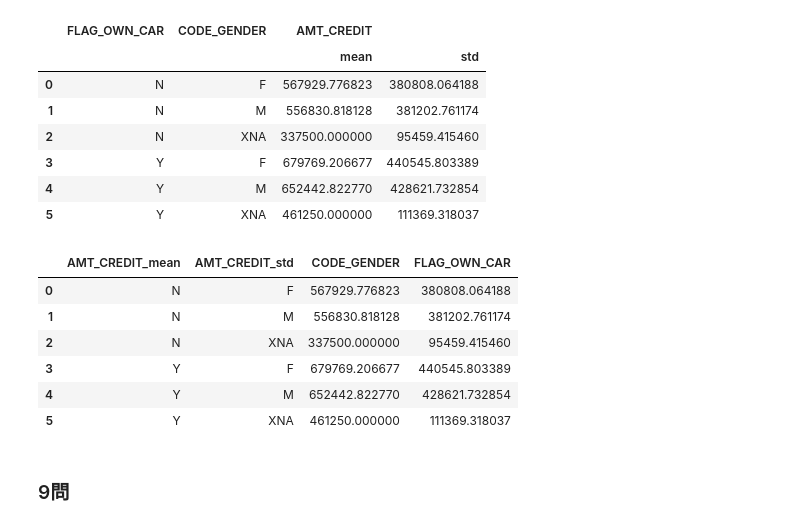
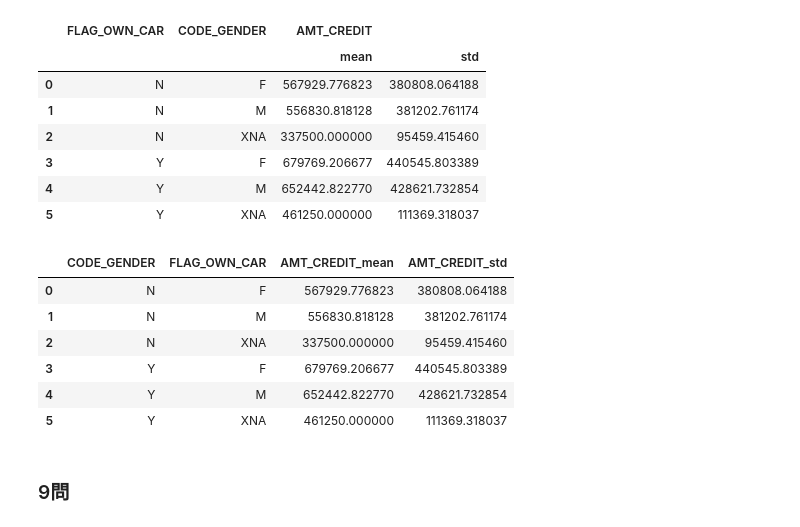
Before and after one commit to a-yoshio/rp_ml, a Jupyter notebook: a_yoshino/kenshu/pandas_practice_answer0423.ipynb, the cells around one changed output. Drawn from its saved outputs; the diff is of its cells as text; code cells hidden in the pictures.

```diff
--- a/a_yoshino/kenshu/pandas_practice_answer0423.ipynb
+++ b/a_yoshino/kenshu/pandas_practice_answer0423.ipynb
@@ -2,8 +2,8 @@
 import pandas as pd
 import numpy as np
 # %%
-df = pd.read_csv('../home-credit-default-risk/application_train.csv')
-cre = pd.read_csv('../home-credit-default-risk/credit_card_balance.csv')
+df = pd.read_csv('../../../kaggle_HomeCredit/home-credit-default-risk/application_train.csv')
+cre = pd.read_csv('../../../kaggle_HomeCredit/home-credit-default-risk/credit_card_balance.csv')
 # %% [markdown]
 ### １問
 # %%
@@ -130,10 +130,10 @@ array_8
 | 4 | Y | M | 652442.822770 | 428621.732854 |
 | 5 | Y | XNA | 461250.000000 | 111369.318037 |
 # %%
-array_8.columns = ['AMT_CREDIT_mean', 'AMT_CREDIT_std', 'CODE_GENDER', 'FLAG_OWN_CAR']
+array_8.columns = ['CODE_GENDER', 'FLAG_OWN_CAR', 'AMT_CREDIT_mean', 'AMT_CREDIT_std', ]
 array_8
 # %% [output]
-|  | AMT_CREDIT_mean | AMT_CREDIT_std | CODE_GENDER | FLAG_OWN_CAR |
+|  | CODE_GENDER | FLAG_OWN_CAR | AMT_CREDIT_mean | AMT_CREDIT_std |
 | 0 | N | F | 567929.776823 | 380808.064188 |
 | 1 | N | M | 556830.818128 | 381202.761174 |
 | 2 | N | XNA | 337500.000000 | 95459.415460 |
```
Also changed, not shown: parts of 1 cell of this notebook.
